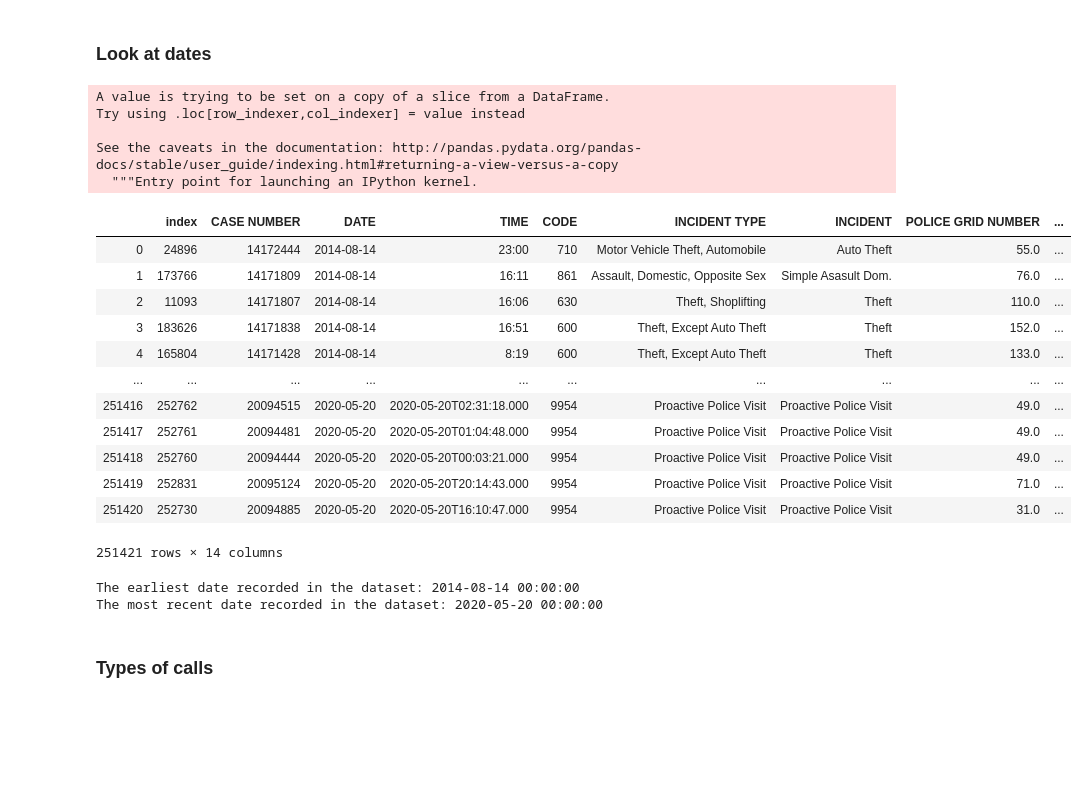
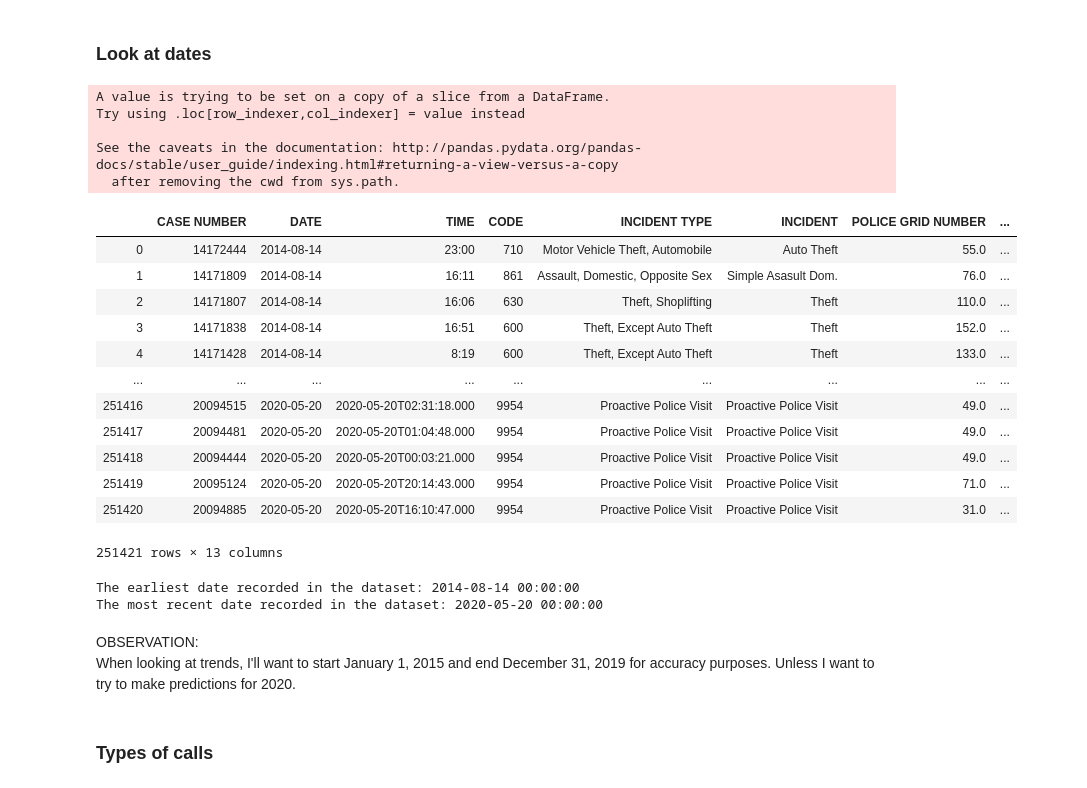
Before and after one commit to VallieTracy/StPaul-Crime-Incidents, a Jupyter notebook: main.ipynb, the cells around one changed output. Cells and saved outputs as stored; diff of their text form; code cells hidden in the pictures; blank space fills up the shorter version.

```diff
--- a/main.ipynb
+++ b/main.ipynb
@@ -71,31 +79,31 @@ dtype: int64
 # %%
 # Need to know the oldest and most recent dates in the dataset
 
 # Change DATE column into datatime and then sort by date
 no_null_crime_df['DATE'] = pd.to_datetime(no_null_crime_df['DATE'])
 # Need to reset index for iloc
-no_null_crime_df = no_null_crime_df.sort_values('DATE').reset_index()
+no_null_crime_df = no_null_crime_df.sort_values('DATE').reset_index(drop = True)
 
 # Preview
-no_null_crime_df.head()
+no_null_crime_df
 # %% [output]
 A value is trying to be set on a copy of a slice from a DataFrame.
 Try using .loc[row_indexer,col_indexer] = value instead
 
 See the caveats in the documentation: http://pandas.pydata.org/pandas-docs/stable/user_guide/indexing.html#returning-a-view-versus-a-copy
-  """Entry point for launching an IPython kernel.
+  after removing the cwd from sys.path.
-|  | index | CASE NUMBER | DATE | TIME | CODE | INCIDENT TYPE | INCIDENT | POLICE GRID NUMBER | ... |
-| 0 | 24896 | 14172444 | 2014-08-14 | 23:00 | 710 | Motor Vehicle Theft, Automobile | Auto Theft | 55.0 | ... |
-| 1 | 173766 | 14171809 | 2014-08-14 | 16:11 | 861 | Assault, Domestic, Opposite Sex | Simple Asasult Dom. | 76.0 | ... |
-| 2 | 11093 | 14171807 | 2014-08-14 | 16:06 | 630 | Theft, Shoplifting | Theft | 110.0 | ... |
-| 3 | 183626 | 14171838 | 2014-08-14 | 16:51 | 600 | Theft, Except Auto Theft | Theft | 152.0 | ... |
-| 4 | 165804 | 14171428 | 2014-08-14 | 8:19 | 600 | Theft, Except Auto Theft | Theft | 133.0 | ... |
-| ... | ... | ... | ... | ... | ... | ... | ... | ... | ... |
-| 251416 | 252762 | 20094515 | 2020-05-20 | 2020-05-20T02:31:18.000 | 9954 | Proactive Police Visit | Proactive Police Visit | 49.0 | ... |
-| 251417 | 252761 | 20094481 | 2020-05-20 | 2020-05-20T01:04:48.000 | 9954 | Proactive Police Visit | Proactive Police Visit | 49.0 | ... |
-| 251418 | 252760 | 20094444 | 2020-05-20 | 2020-05-20T00:03:21.000 | 9954 | Proactive Police Visit | Proactive Police Visit | 49.0 | ... |
-| 251419 | 252831 | 20095124 | 2020-05-20 | 2020-05-20T20:14:43.000 | 9954 | Proactive Police Visit | Proactive Police Visit | 71.0 | ... |
-| 251420 | 252730 | 20094885 | 2020-05-20 | 2020-05-20T16:10:47.000 | 9954 | Proactive Police Visit | Proactive Police Visit | 31.0 | ... |
+|  | CASE NUMBER | DATE | TIME | CODE | INCIDENT TYPE | INCIDENT | POLICE GRID NUMBER | ... |
+| 0 | 14172444 | 2014-08-14 | 23:00 | 710 | Motor Vehicle Theft, Automobile | Auto Theft | 55.0 | ... |
+| 1 | 14171809 | 2014-08-14 | 16:11 | 861 | Assault, Domestic, Opposite Sex | Simple Asasult Dom. | 76.0 | ... |
+| 2 | 14171807 | 2014-08-14 | 16:06 | 630 | Theft, Shoplifting | Theft | 110.0 | ... |
+| 3 | 14171838 | 2014-08-14 | 16:51 | 600 | Theft, Except Auto Theft | Theft | 152.0 | ... |
+| 4 | 14171428 | 2014-08-14 | 8:19 | 600 | Theft, Except Auto Theft | Theft | 133.0 | ... |
+| ... | ... | ... | ... | ... | ... | ... | ... | ... |
+| 251416 | 20094515 | 2020-05-20 | 2020-05-20T02:31:18.000 | 9954 | Proactive Police Visit | Proactive Police Visit | 49.0 | ... |
+| 251417 | 20094481 | 2020-05-20 | 2020-05-20T01:04:48.000 | 9954 | Proactive Police Visit | Proactive Police Visit | 49.0 | ... |
+| 251418 | 20094444 | 2020-05-20 | 2020-05-20T00:03:21.000 | 9954 | Proactive Police Visit | Proactive Police Visit | 49.0 | ... |
+| 251419 | 20095124 | 2020-05-20 | 2020-05-20T20:14:43.000 | 9954 | Proactive Police Visit | Proactive Police Visit | 71.0 | ... |
+| 251420 | 20094885 | 2020-05-20 | 2020-05-20T16:10:47.000 | 9954 | Proactive Police Visit | Proactive Police Visit | 31.0 | ... |
-251421 rows × 14 columns
+251421 rows × 13 columns
 # %%
 # Datset start and end dates
@@ -106,6 +114,9 @@ print(f"The most recent date recorded in the dataset: {last_date}")
 # %% [output]
 The earliest date recorded in the dataset: 2014-08-14 00:00:00
 The most recent date recorded in the dataset: 2020-05-20 00:00:00
+# %% [markdown]
+OBSERVATION:
+When looking at trends, I'll want to start January 1, 2015 and end December 31, 2019 for accuracy purposes.  Unless I want to try to make predictions for 2020.
 # %% [markdown]
 ### Types of calls
 # %%
```
Also changed, not shown: parts of 13 cells of this notebook, 2 other files.
